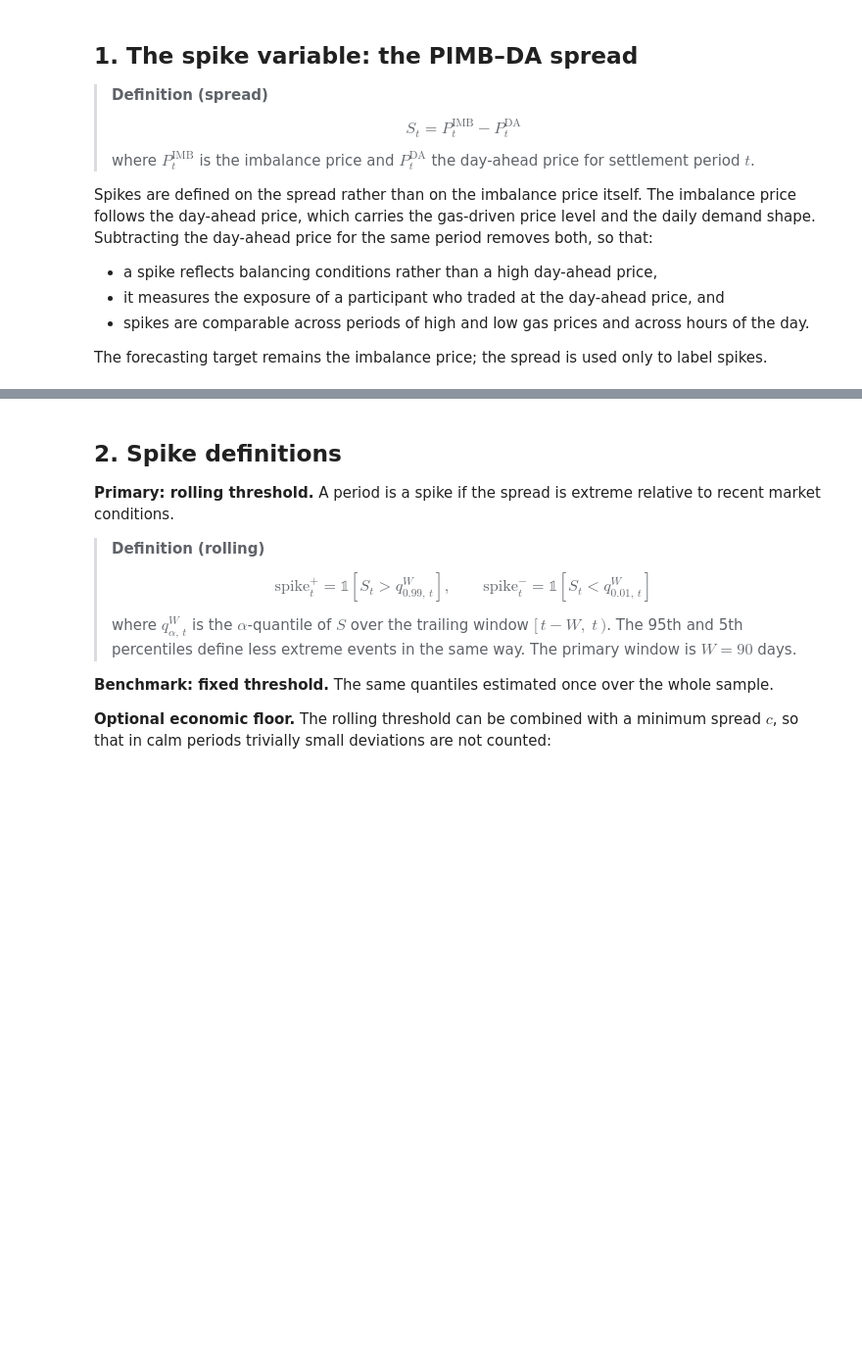
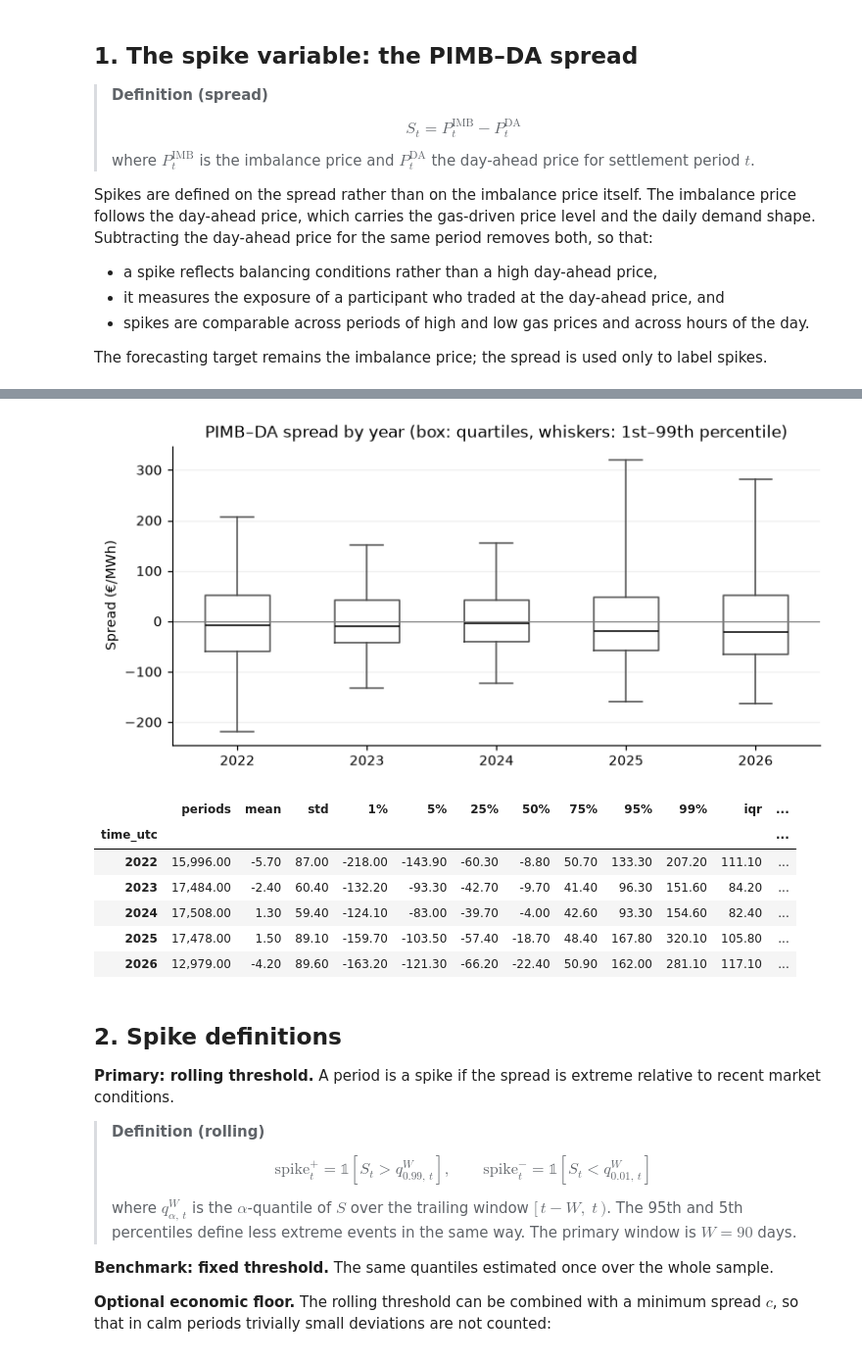
Before and after one commit to finn0connor/foc-masters-thesis, a Jupyter notebook: notebooks/00_data_overview.ipynb, the cells around one changed output, grey strips where cells are left out. Shown at 98% size. Cells and saved outputs as stored; diff of their text form; code cells hidden in the pictures; blank space fills up the shorter version.

```diff
--- a/notebooks/00_data_overview.ipynb
+++ b/notebooks/00_data_overview.ipynb
@@ -17,13 +17,31 @@ sys.path.insert(0, str(Path.cwd().parent))
 
 import numpy as np
 import pandas as pd
-import plotly.express as px
-import plotly.graph_objects as go
 import matplotlib.pyplot as plt
 import matplotlib.dates as mdates
 from config.paths import PROCESSED_DIR
 
 pd.set_option("display.float_format", "{:,.2f}".format)
+plt.rcParams.update({
+    "figure.dpi": 110, "savefig.dpi": 300, "font.size": 9,
+    "axes.spines.top": False, "axes.spines.right": False,
+    "axes.grid": True, "axes.grid.axis": "y", "grid.alpha": 0.2,
+    "legend.frameon": False,
+})
+
+FIG_DIR = Path.cwd().parent / "outputs" / "figures"
+FIG_DIR.mkdir(parents=True, exist_ok=True)
+SAVE = False   # set True to write every figure to outputs/figures as PDF
+
+def finish(fig, name):
+    fig.tight_layout()
+    if SAVE:
+        fig.savefig(FIG_DIR / f"{name}.pdf", bbox_inches="tight")
+    plt.show()
+
+def to_local(idx):
+    # Timezone-naive Irish local time, for plotting.
+    return idx.tz_convert("Europe/Dublin").tz_localize(None)
 
 df = pd.read_parquet(PROCESSED_DIR / "master.parquet").set_index("time_utc")
 df.index.min(), df.index.max(), df.shape
@@ -68,3 +81,31 @@ fig
+# %%
+spread = df["spread"].dropna()
+by_year = spread.groupby(spread.index.year)
+years = list(by_year.groups)
+
+fig, ax = plt.subplots(figsize=(7, 3.5))
+ax.boxplot([g.values for _, g in by_year], tick_labels=years, whis=(1, 99), showfliers=False,
+           medianprops=dict(color="black"), boxprops=dict(color="0.3"),
+           whiskerprops=dict(color="0.3"), capprops=dict(color="0.3"))
+ax.axhline(0, color="0.5", lw=0.8)
+ax.set_ylabel("Spread (€/MWh)")
+ax.set_title("PIMB–DA spread by year (box: quartiles, whiskers: 1st–99th percentile)")
+finish(fig, "spread_by_year")
+
+stats = by_year.describe(percentiles=[.01, .05, .25, .5, .75, .95, .99])
+stats["iqr"] = stats["75%"] - stats["25%"]
+stats["p99_p01_range"] = stats["99%"] - stats["1%"]
+stats = stats.rename(columns={"count": "periods"})
+stats[["periods", "mean", "std", "1%", "5%", "25%", "50%", "75%", "95%", "99%", "iqr", "p99_p01_range"]].round(1)
+# %% [output]
+[figure, added]
+|  | periods | mean | std | 1% | 5% | 25% | 50% | 75% | 95% | 99% | iqr | ... |
+| time_utc |  |  |  |  |  |  |  |  |  |  |  | ... |
+| 2022 | 15,996.00 | -5.70 | 87.00 | -218.00 | -143.90 | -60.30 | -8.80 | 50.70 | 133.30 | 207.20 | 111.10 | ... |
+| 2023 | 17,484.00 | -2.40 | 60.40 | -132.20 | -93.30 | -42.70 | -9.70 | 41.40 | 96.30 | 151.60 | 84.20 | ... |
+| 2024 | 17,508.00 | 1.30 | 59.40 | -124.10 | -83.00 | -39.70 | -4.00 | 42.60 | 93.30 | 154.60 | 82.40 | ... |
+| 2025 | 17,478.00 | 1.50 | 89.10 | -159.70 | -103.50 | -57.40 | -18.70 | 48.40 | 167.80 | 320.10 | 105.80 | ... |
+| 2026 | 12,979.00 | -4.20 | 89.60 | -163.20 | -121.30 | -66.20 | -22.40 | 50.90 | 162.00 | 281.10 | 117.10 | ... |
 # %% [markdown]
 ## 2. Spike definitions
 
```
Also changed, not shown: parts of 12 cells of this notebook.
